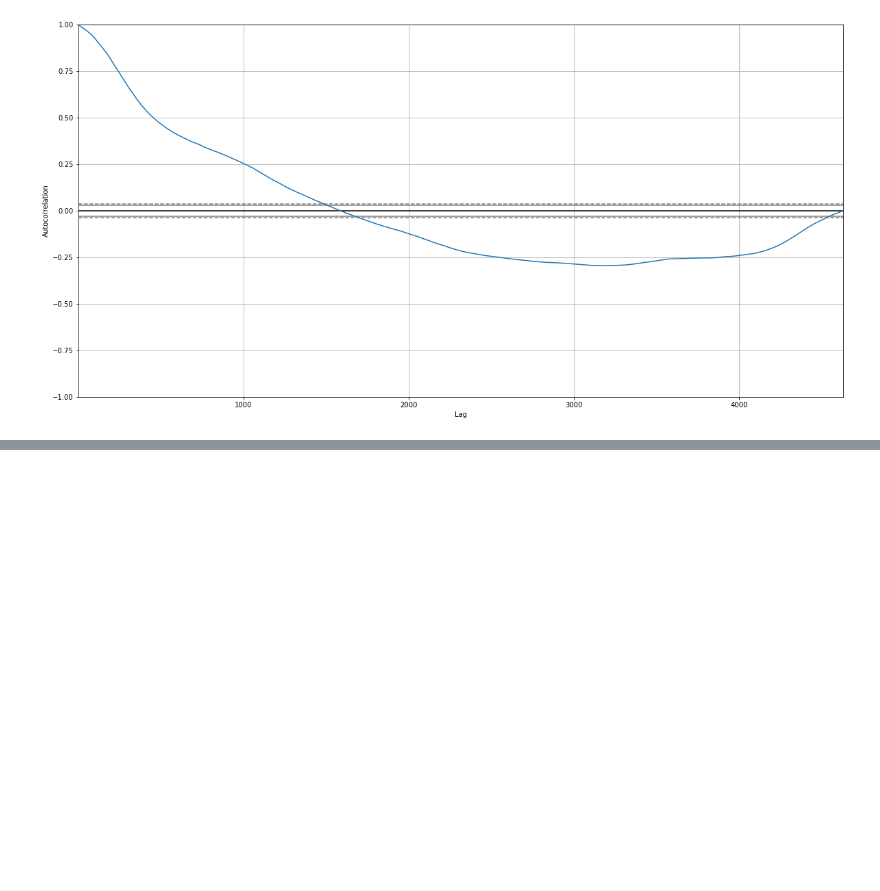
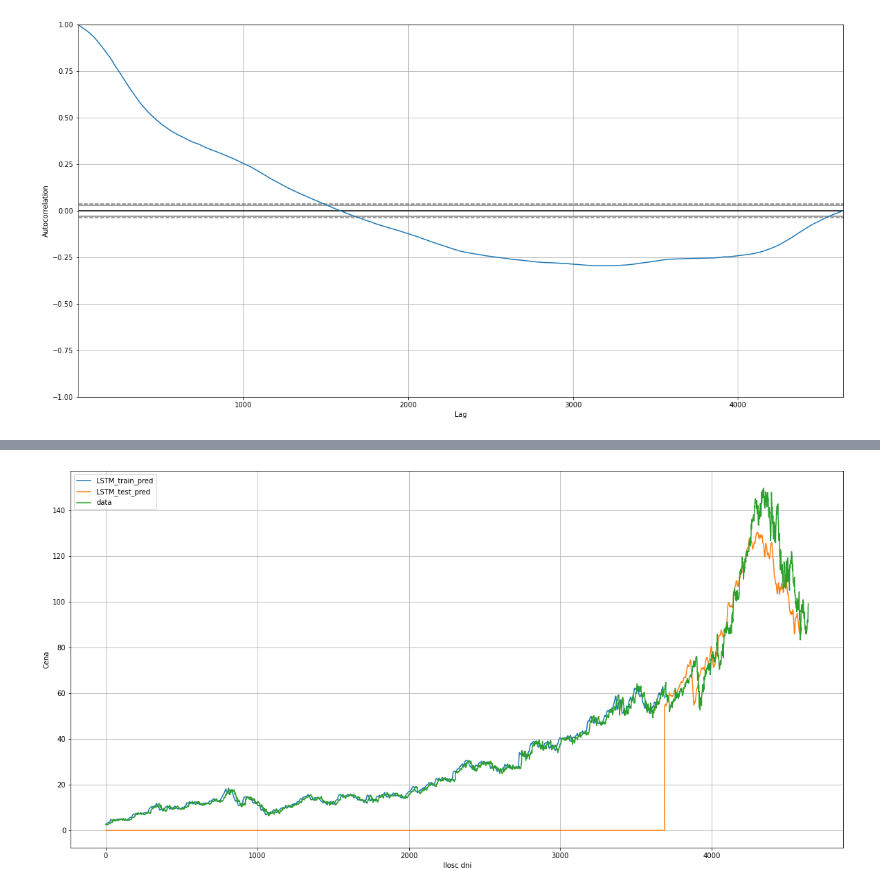
Before and after one commit to rkons88/Google-Alphabet-stock-price-forecast, a Jupyter notebook: PROJEKT ZALICZENIOWY.ipynb, the cells around one changed output, grey strips where cells are left out. Saved outputs shown, nothing was run; the diff lists cells and outputs as text; code cells hidden in the pictures; blank space fills up the shorter version.

```diff
--- a/PROJEKT ZALICZENIOWY.ipynb
+++ b/PROJEKT ZALICZENIOWY.ipynb
@@ -159,0 +184,2 @@ plt.show()
+# %%
+time_step = 21
@@ -159,0 +200,13 @@ plt.show()
+# %%
+model=Sequential()
+model.add(LSTM(50,return_sequences=True,input_shape=(time_step,1)))
+model.add(Dropout(0.2))
+model.add(LSTM(50,return_sequences=True))
+model.add(Dropout(0.2))
+model.add(LSTM(50))
+model.add(Dropout(0.2))
+model.add(Dense(1))
+
+model.compile(loss='mean_squared_error', optimizer ='adam', metrics=['mse', 'mae'])
+
+model.fit(x=X_train, y=y_train, batch_size=15, epochs=30, shuffle=True, validation_split = 0.1)
@@ -159,0 +232,3 @@ plt.show()
+# %%
+train_predict = model.predict(X_train)
+test_predict = model.predict(X_test)
@@ -159,0 +238,18 @@ plt.show()
+# %%
+train_predict_inverted = scaler.inverse_transform(train_predict)
+test_predict_inverted = scaler.inverse_transform(test_predict)
+
+test_predict_inverted_zeros = np.zeros(train_predict_inverted.shape[0])
+test_predict_inverted_final= np.insert(test_predict_inverted, 0, test_predict_inverted_zeros)
+# %%
+plt.figure(figsize=(20,10))
+plt.plot(train_predict_inverted, label='LSTM_train_pred')
+plt.plot(test_predict_inverted_final, label = 'LSTM_test_pred')
+plt.plot(data.values, label= 'data')
+plt.legend(loc='best')
+plt.grid()
+plt.xlabel('Ilosc dni')
+plt.ylabel('Cena')
+plt.show()
+# %% [output]
+[figure, added]
```
Also changed, not shown: parts of 63 cells of this notebook.
